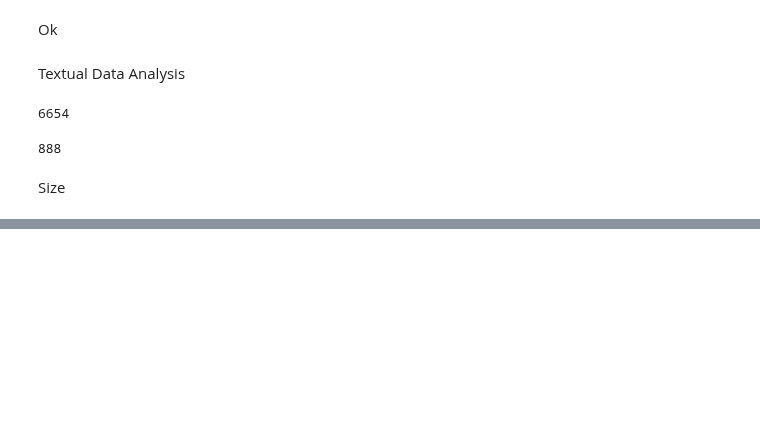
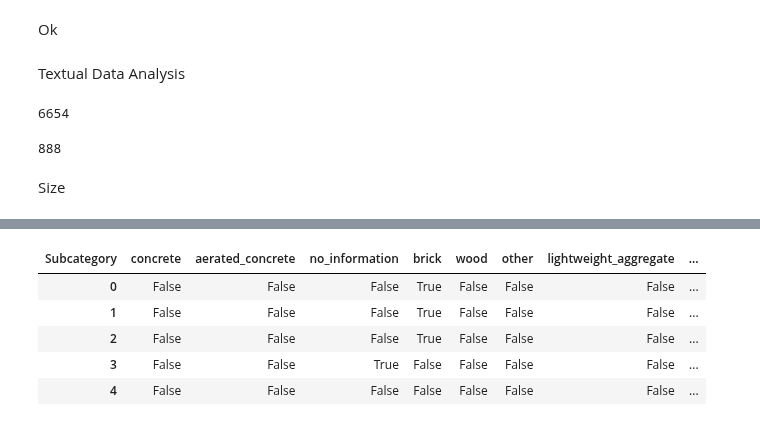
Before and after one commit to Luk-kar/Home-Market-Harvester, a Jupyter notebook: notebooks/002_data_cleaning.ipynb, the cells around one changed output, grey strips where cells are left out. Drawn from its saved outputs; the diff is of its cells as text; code cells hidden in the pictures; blank space fills up the shorter version.

```diff
--- a/notebooks/002_data_cleaning.ipynb
+++ b/notebooks/002_data_cleaning.ipynb
@@ -507,0 +699,4 @@ Name: (legal_and_availability, available_from), dtype: int64
+# %%
+for col in df_otodom_cleaned['media_types'].columns:
+    df_otodom_cleaned[('media_types', col)] = df_otodom_cleaned[('media_types', col)].astype(bool)
+df_otodom_cleaned['media_types'].head()
@@ -507,0 +710,4 @@ Name: (legal_and_availability, available_from), dtype: int64
+# %%
+for col in df_otodom_cleaned['heating'].columns:
+    df_otodom_cleaned[('heating', col)] = df_otodom_cleaned[('heating', col)].astype(bool)
+df_otodom_cleaned['heating'].head()
@@ -507,0 +721,4 @@ Name: (legal_and_availability, available_from), dtype: int64
+# %%
+for col in df_otodom_cleaned['security'].columns:
+    df_otodom_cleaned[('security', col)] = df_otodom_cleaned[('security', col)].astype(bool)
+df_otodom_cleaned['security'].head()
@@ -507,0 +732,4 @@ Name: (legal_and_availability, available_from), dtype: int64
+# %%
+for col in df_otodom_cleaned['windows'].columns:
+    df_otodom_cleaned[('windows', col)] = df_otodom_cleaned[('windows', col)].astype(bool)
+df_otodom_cleaned['windows'].head()
@@ -507,0 +743,11 @@ Name: (legal_and_availability, available_from), dtype: int64
+# %%
+for col in df_otodom_cleaned['building_material'].columns:
+    df_otodom_cleaned[('building_material', col)] = df_otodom_cleaned[('building_material', col)].astype(bool)
+df_otodom_cleaned['building_material'].head()
+# %% [output]
+| Subcategory | concrete | aerated_concrete | no_information | brick | wood | other | lightweight_aggregate | ... |
+| 0 | False | False | False | True | False | False | False | ... |
+| 1 | False | False | False | True | False | False | False | ... |
+| 2 | False | False | False | True | False | False | False | ... |
+| 3 | False | False | True | False | False | False | False | ... |
+| 4 | False | False | False | False | False | False | False | ... |
```
Also changed, not shown: parts of 76 cells of this notebook.
